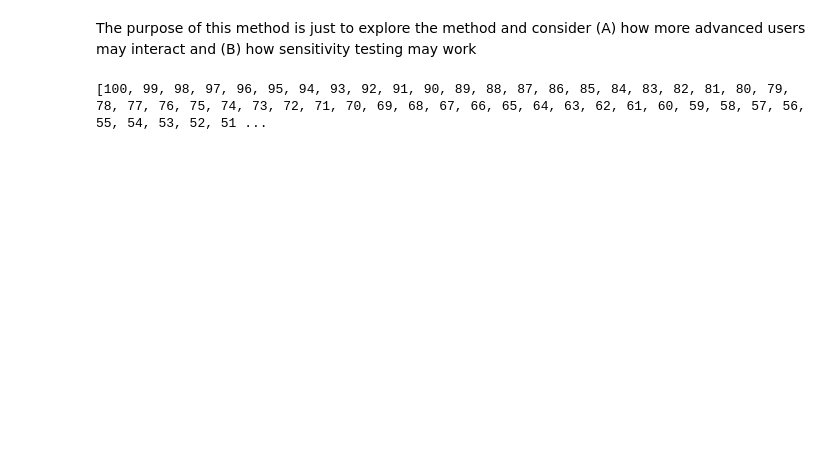
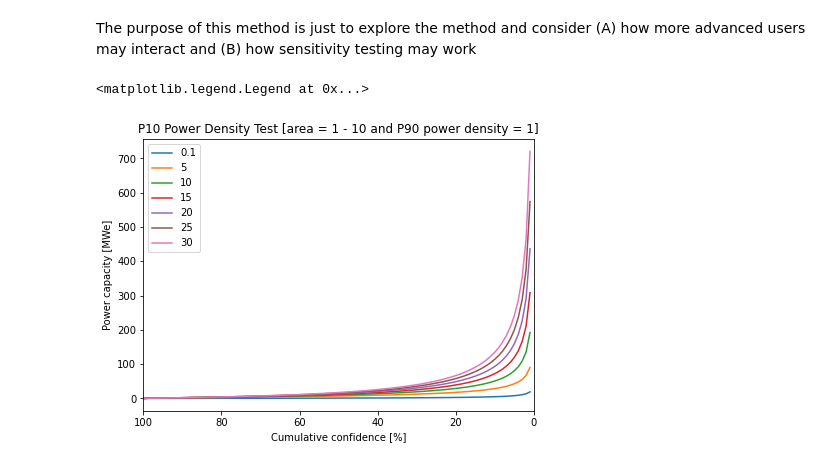
Before and after one commit to Geothermal-Resource-Capacity/Power-Density, a Jupyter notebook: notebooks/Explore_method.ipynb, the cells around one changed output. Cells and saved outputs as stored; diff of their text form; code cells hidden in the pictures; blank space fills up the shorter version.

Commit message:
Make simple tests

```diff
--- a/notebooks/Explore_method.ipynb
+++ b/notebooks/Explore_method.ipynb
@@ -37,8 +37,39 @@ def calculate_cumulative_conf(areaP90: float=1., areaP10: float=10., pdP90: floa
     #prob_df = pd.DataFrame(edsepc_tups, columns = ['Cumulative confidence (%)', 'expected development size (MW)'])
 
     return indx, eds
-# %%
-index, estimate = calculate_cumulative_conf(2, 8, 10, 15)
-print(index, estimate)
-# %% [output]
-[100, 99, 98, 97, 96, 95, 94, 93, 92, 91, 90, 89, 88, 87, 86, 85, 84, 83, 82, 81, 80, 79, 78, 77, 76, 75, 74, 73, 72, 71, 70, 69, 68, 67, 66, 65, 64, 63, 62, 61, 60, 59, 58, 57, 56, 55, 54, 53, 52, 51 ...
+# %%
+# Test the effect of varying the P10 power density
+
+# make a dataframe just with the index
+index, estimate = calculate_cumulative_conf(2, 8, 10, 15)
+df = pd.DataFrame(index, columns = ['Cum_conf_%'])
+
+# calculate power capacity using a range of P10 power densities
+P90_area = 1
+P10_area = 10
+P90_powerdensity = 1
+P10_powerdensities = [0.1,5,10,15,20,25,30]
+
+for P10_powerdensity in P10_powerdensities:
+    index, estimate = calculate_cumulative_conf(P90_area, P10_area, P90_powerdensity, P10_powerdensity)
+    column_head = str(P10_powerdensity)
+    df[column_head] = estimate
+
+# plot results
+fig, ax = plt.subplots(1,1,figsize=(7,5))
+
+for P10_powerdensity in P10_powerdensities:
+    ax.plot(
+        df['Cum_conf_%'],
+        df[str(P10_powerdensity)],
+        label = str(P10_powerdensity)
+        )
+
+ax.set_xlim(100,0)
+ax.set_xlabel('Cumulative confidence [%]')
+ax.set_ylabel('Power capacity [MWe]')
+ax.set_title('P10 Power Density Test [area = 1 - 10 and P90 power density = 1]')
+ax.legend()
+# %% [output]
+<matplotlib.legend.Legend at 0x...>
+[figure, added]
```
Also changed, not shown: parts of 1 cell of this notebook.
